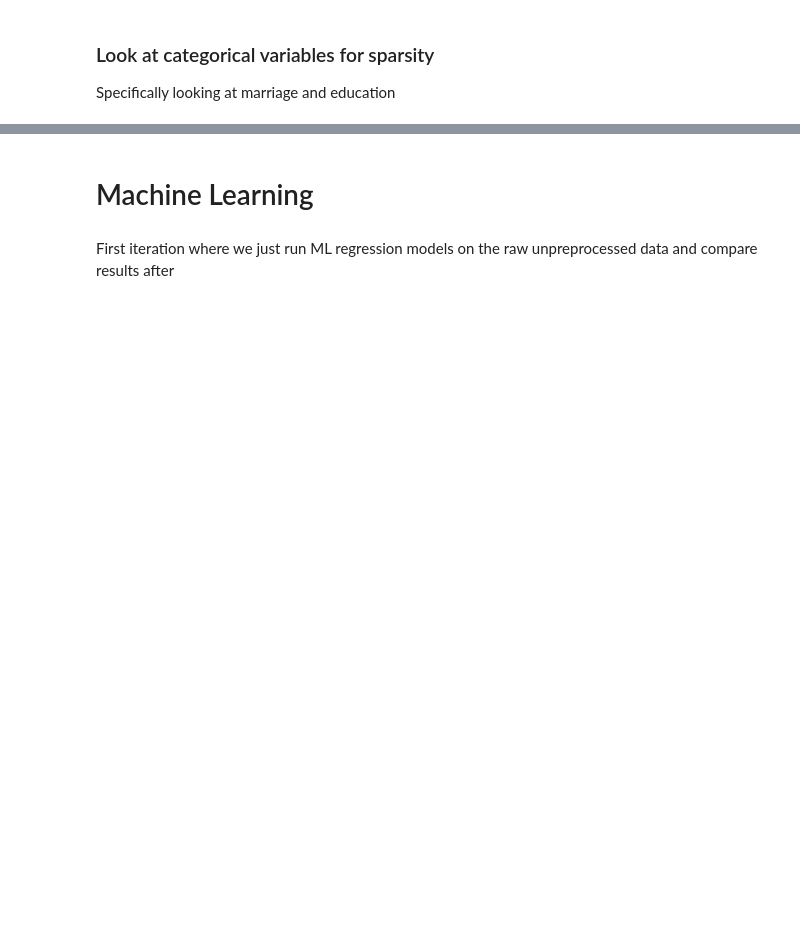
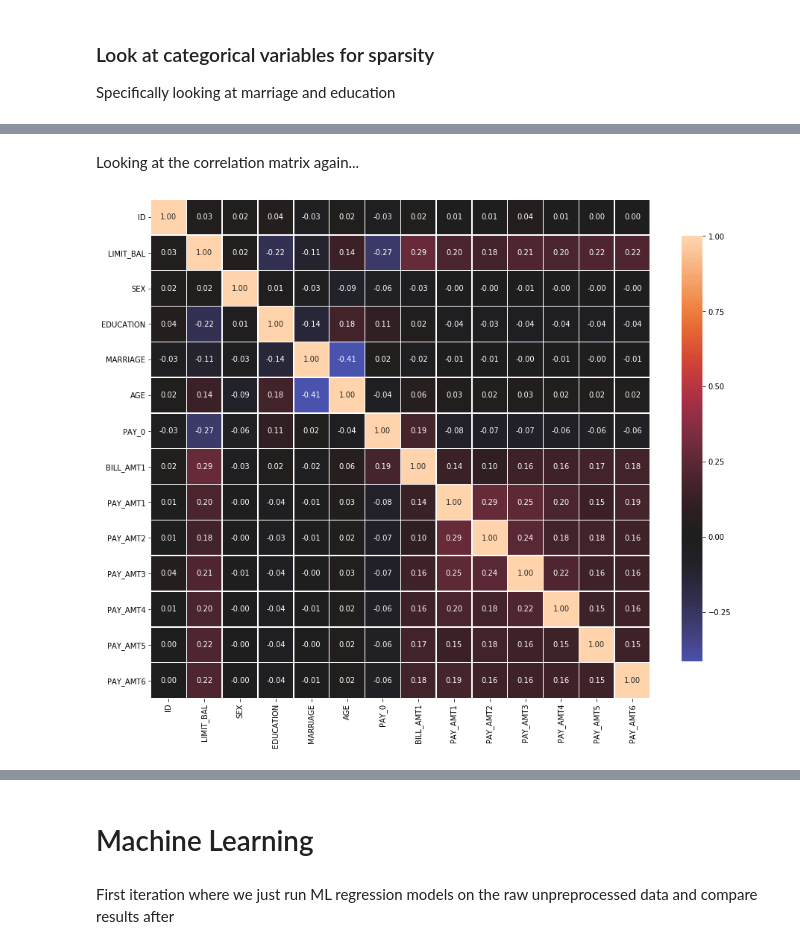
Before and after one commit to ewonguoft/flatiron_project, a Jupyter notebook: Predicting defaults in credit cards.ipynb, the cells around one changed output, grey strips where cells are left out. Cells and saved outputs as stored; diff of their text form; code cells hidden in the pictures; blank space fills up the shorter version.

```diff
--- a/Predicting defaults in credit cards.ipynb
+++ b/Predicting defaults in credit cards.ipynb
@@ -90,0 +147,3 @@ df.EDUCATION.value_counts().plot(kind = "barh")
+# %%
+X.drop(['BILL_AMT2', 'BILL_AMT3', 'BILL_AMT4', 'BILL_AMT5', 'BILL_AMT6', 'PAY_2', 'PAY_3', 'PAY_4', 'PAY_5', 'PAY_6'], axis=1, inplace=True)
+X.head()
@@ -90,0 +157,11 @@ df.EDUCATION.value_counts().plot(kind = "barh")
+# %% [markdown]
+Looking at the correlation matrix again...
+# %%
+correlations = X.corr()
+
+fig, ax = plt.subplots(figsize=(15,15))
+sns.heatmap(correlations, vmax=1.0, center=0, fmt='.2f',
+            square=True, linewidths=.5, annot=True, cbar_kws={"shrink": .70})
+plt.show();
+# %% [output]
+[figure, added]
```
Also changed, not shown: parts of 19 cells of this notebook.
